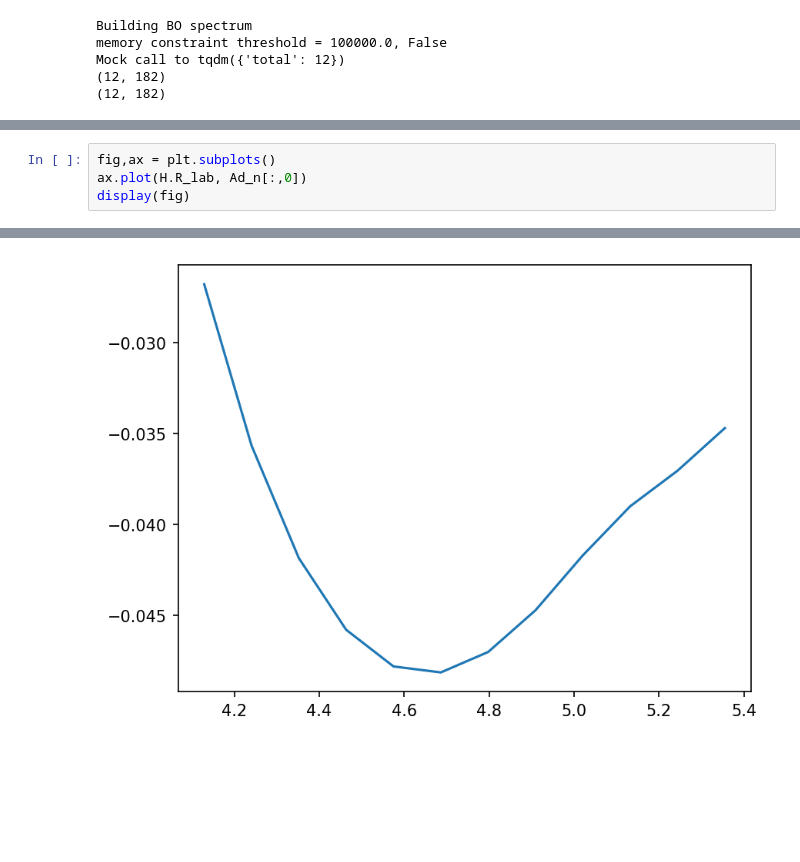
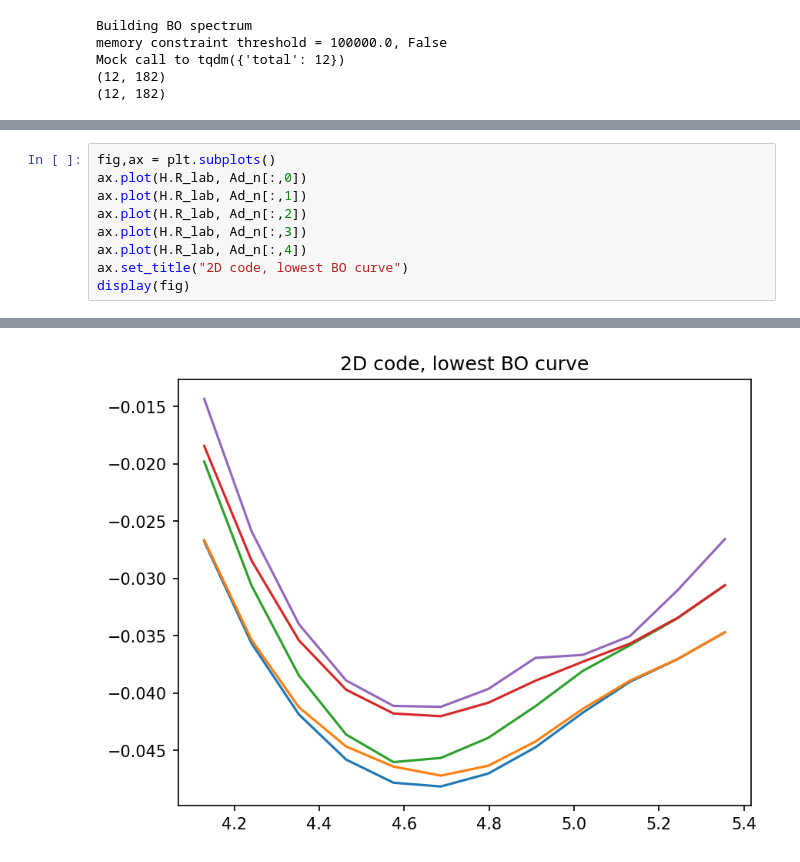
Before and after one commit to subotnikgroup/xebees, a Jupyter notebook: 3D/notebook-3D-exact.ipynb, the cells around one changed output, grey strips where cells are left out. Cells and saved outputs as stored; diff of their text form; blank space fills up the shorter version.

```diff
--- a/3D/notebook-3D-exact.ipynb
+++ b/3D/notebook-3D-exact.ipynb
@@ -92,8 +93,13 @@ Mock call to tqdm({'total': 12})
 # %%
 fig,ax = plt.subplots()
 ax.plot(H.R_lab, Ad_n[:,0])
+ax.plot(H.R_lab, Ad_n[:,1])
+ax.plot(H.R_lab, Ad_n[:,2])
+ax.plot(H.R_lab, Ad_n[:,3])
+ax.plot(H.R_lab, Ad_n[:,4])
+ax.set_title("2D code, lowest BO curve")
 display(fig)
 # %% [output]
 [interactive output not drawn]
 [interactive output not drawn]
-[figure, old version]
+[figure, new version]
```
Also changed, not shown: parts of 4 cells of this notebook, 1 other file.
